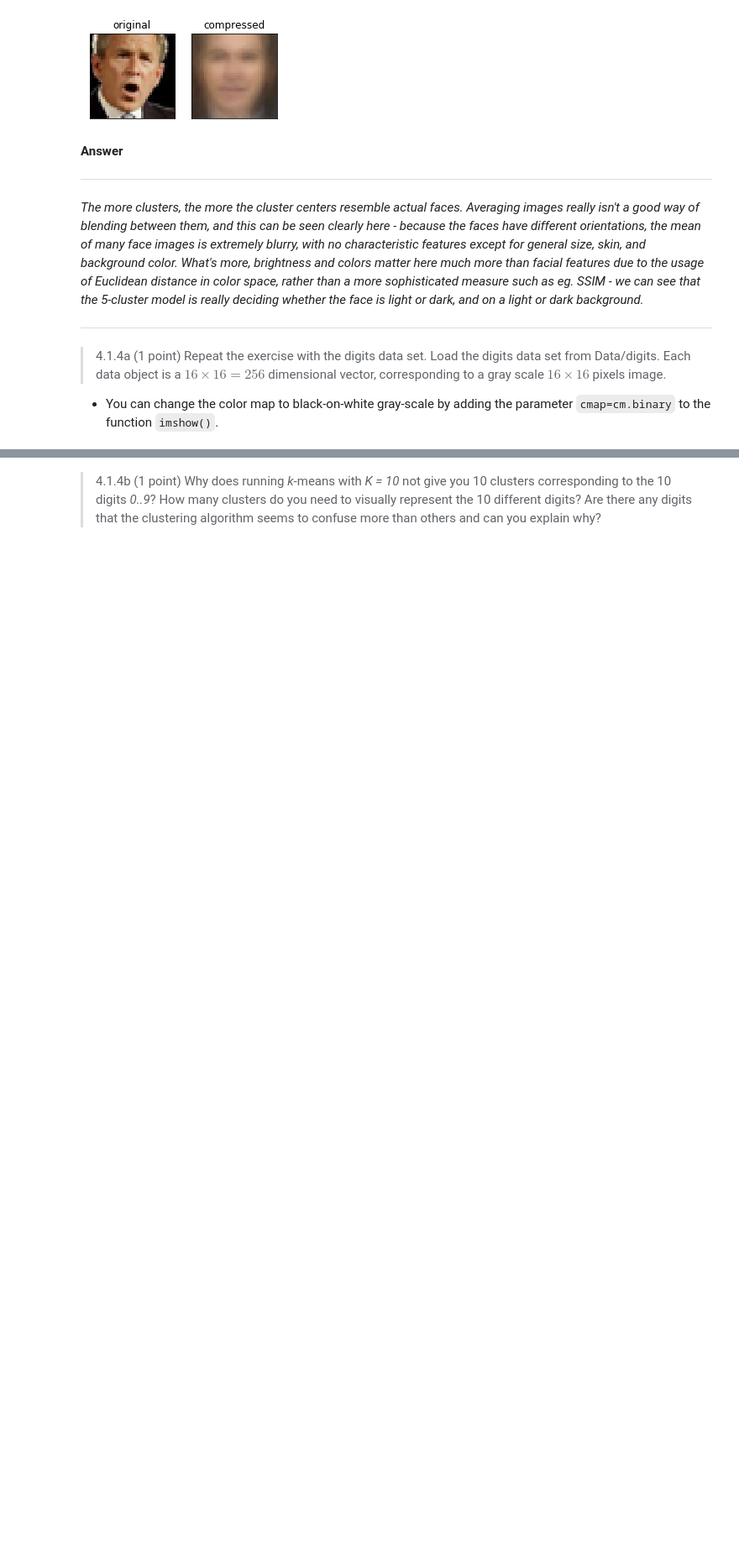
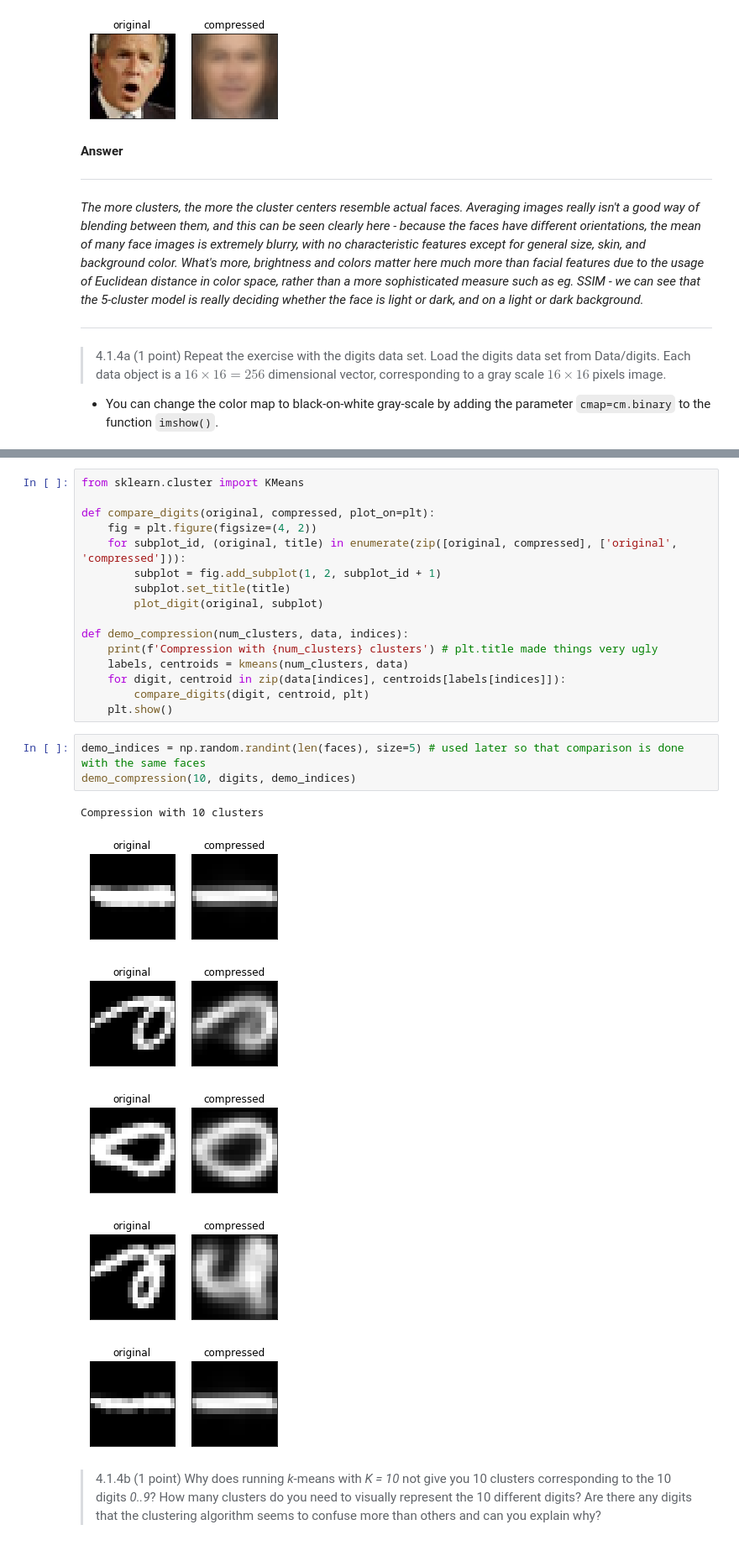
Before and after one commit to gabrielraya/Data-Mining, a Jupyter notebook: Assignment_4/Assignment_4.ipynb, the cells around one changed output, grey strips where cells are left out. Shown at 84% size. Drawn from its saved outputs; the diff is of its cells as text; blank space fills up the shorter version.

```diff
--- a/Assignment_4/Assignment_4.ipynb
+++ b/Assignment_4/Assignment_4.ipynb
@@ -279,2 +253,28 @@ plt.show()
+# %%
+from sklearn.cluster import KMeans
+
+def compare_digits(original, compressed, plot_on=plt):
+    fig = plt.figure(figsize=(4, 2))
+    for subplot_id, (original, title) in enumerate(zip([original, compressed], ['original', 'compressed'])):
+        subplot = fig.add_subplot(1, 2, subplot_id + 1)
+        subplot.set_title(title)
+        plot_digit(original, subplot)
+
+def demo_compression(num_clusters, data, indices):
+    print(f'Compression with {num_clusters} clusters') # plt.title made things very ugly
+    labels, centroids = kmeans(num_clusters, data)
+    for digit, centroid in zip(data[indices], centroids[labels[indices]]):
+        compare_digits(digit, centroid, plt)
+    plt.show()
+# %%
+demo_indices = np.random.randint(len(faces), size=5) # used later so that comparison is done with the same faces
+demo_compression(10, digits, demo_indices)
+# %% [output]
+Compression with 10 clusters
+[figure, added]
+[figure, added]
+[figure, added]
+[figure, added]
+[figure, added]
 # %% [markdown]
 > 4.1.4b (1 point) Why does running *k*-means with *K = 10* not give you 10 clusters corresponding to the 10 digits *0..9*? How many clusters do you need to visually represent the 10 different digits? Are there any digits that the clustering algorithm seems to confuse more than others and can you explain why?
```
Also changed, not shown: parts of 8 cells of this notebook.
